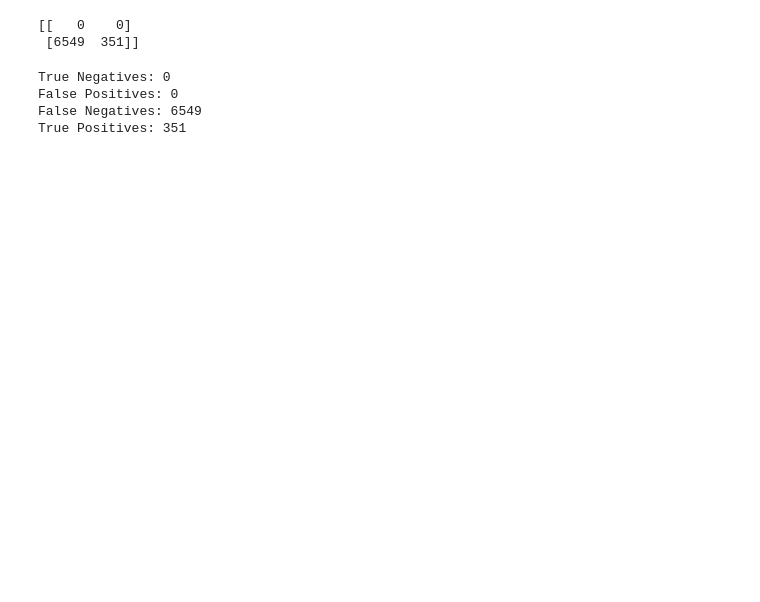
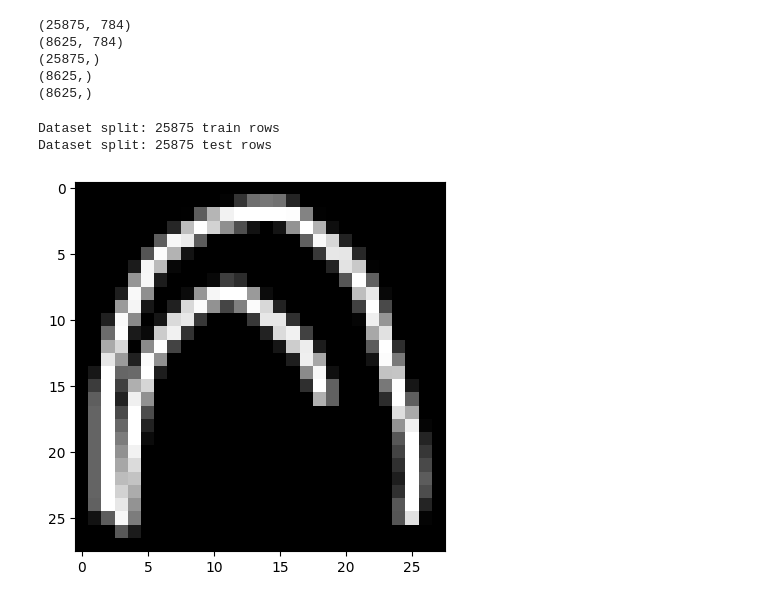
Before and after one commit to HeadBangZ/MasterThesis, a Jupyter notebook: quickdraw/lof/lof.ipynb, the cells around one changed output. Cells and saved outputs as stored; diff of their text form; code cells hidden in the pictures; blank space fills up the shorter version.

Commit message:
Updated quickdraw models and added utility script

```diff
--- a/quickdraw/lof/lof.ipynb
+++ b/quickdraw/lof/lof.ipynb
@@ -270,16 +0,0 @@ conf_matrix = confusion_matrix(y_true_binary, binary_predictions)
-# %%
-print(conf_matrix)
-# %% [output]
-[[   0    0]
- [6549  351]]
-# %%
-tn, fp, fn, tp = conf_matrix.ravel()
-print(f"True Negatives: {tn}")
-print(f"False Positives: {fp}")
-print(f"False Negatives: {fn}")
-print(f"True Positives: {tp}")
-# %% [output]
-True Negatives: 0
-False Positives: 0
-False Negatives: 6549
-True Positives: 351
@@ -285,0 +16,29 @@ True Positives: 351
+# %%
+train_data, test_data, train_labels, test_labels, test_true_labels = utility.preprocess_data(False)
+# %%
+# data shape
+print(train_data.shape)
+print(test_data.shape)
+
+# labels shape
+print(train_labels.shape)
+print(test_labels.shape)
+print(test_true_labels.shape)
+# %% [output]
+(25875, 784)
+(8625, 784)
+(25875,)
+(8625,)
+(8625,)
+# %%
+print(f"Dataset split: {len(train_data)} train rows")
+print(f"Dataset split: {len(train_labels)} test rows")
+
+point = train_data[0].reshape(28, 28)
+
+plt.imshow(point, cmap='gray')
+plt.show()
+# %% [output]
+Dataset split: 25875 train rows
+Dataset split: 25875 test rows
+[figure, added]
```
Also changed, not shown: parts of 43 cells of this notebook, 21 other files.
